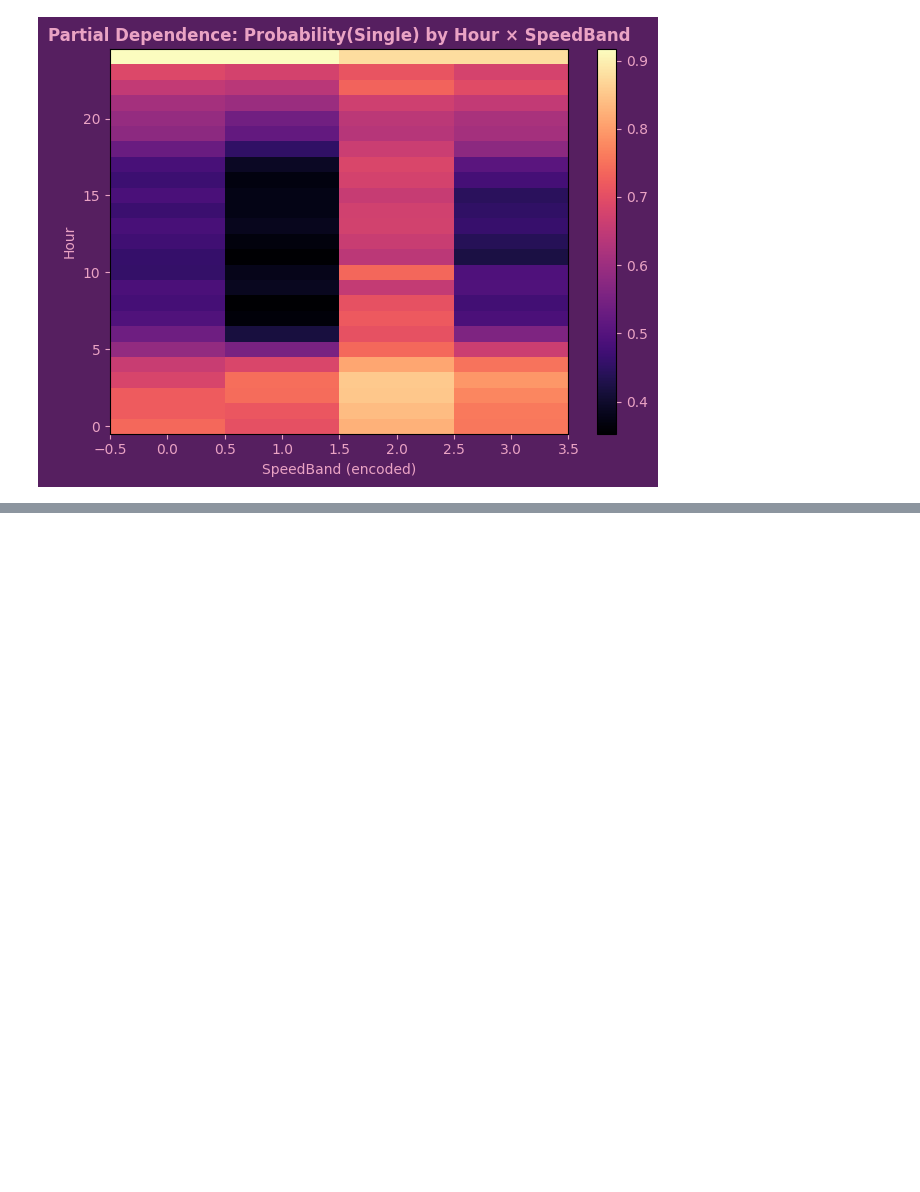
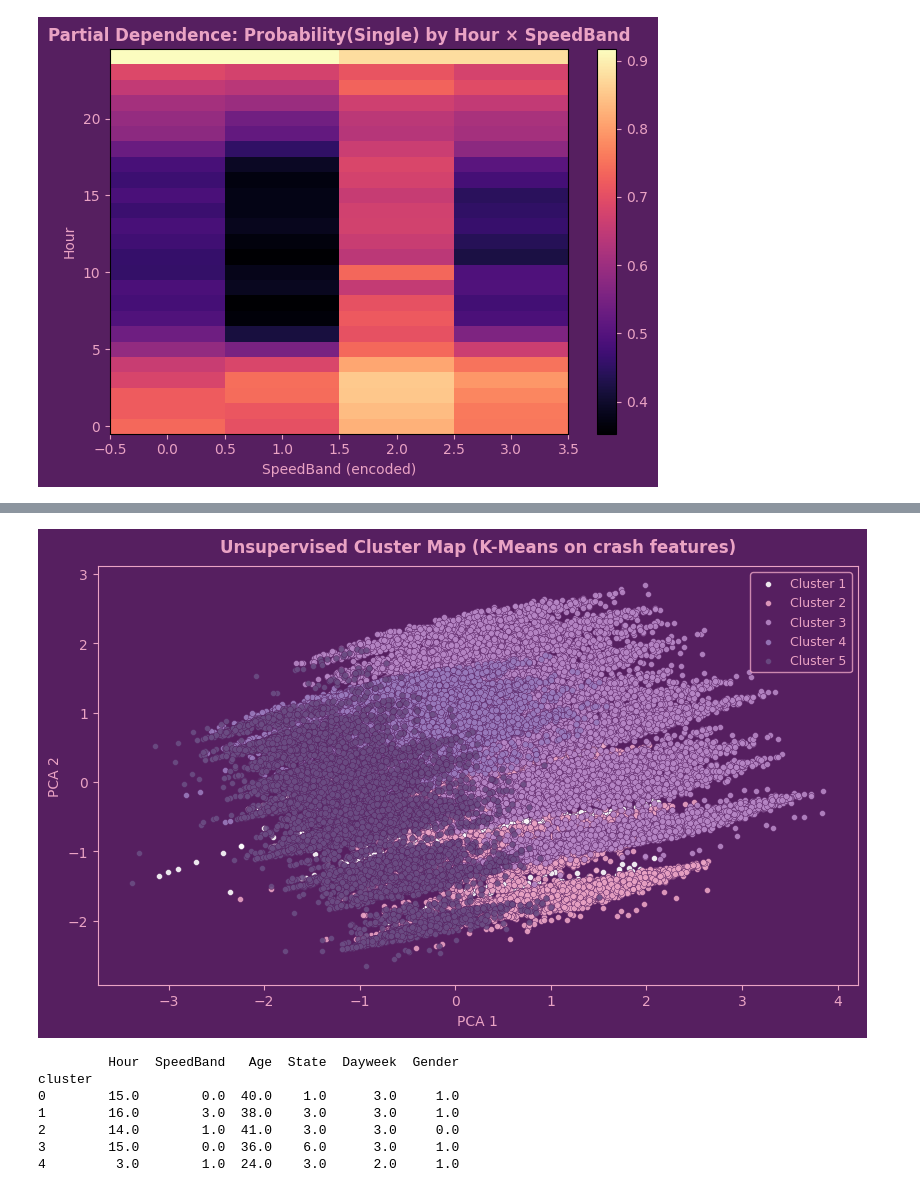
Before and after one commit to NoorullahMuhammadKhan/Noorullah-Khan-Github-Repository, a Jupyter notebook: Scyne Advisory Interview/Traffic Investigation Scyne Advisory.ipynb, the cells around one changed output, grey strips where cells are left out. Saved outputs shown, nothing was run; the diff lists cells and outputs as text; code cells hidden in the pictures; blank space fills up the shorter version.

```diff
--- a/Scyne Advisory Interview/Traffic Investigation Scyne Advisory.ipynb
+++ b/Scyne Advisory Interview/Traffic Investigation Scyne Advisory.ipynb
@@ -2142,0 +2273,56 @@ plt.tight_layout(); plt.show()
+# %%
+import numpy as np
+import pandas as pd
+import matplotlib.pyplot as plt
+from sklearn.preprocessing import StandardScaler
+from sklearn.decomposition import PCA
+from sklearn.cluster import KMeans
+
+BG, AXIS, FG = "#561f60", "#eaa3c4", "white"
+
+# ---- Choose features for clustering (encoded already in X) ----
+cluster_cols = [c for c in ["Hour","SpeedBand","Age","Weekend","State","Dayweek","Gender"] if c in X.columns]
+Xc = X[cluster_cols].copy()
+
+# Standardize
+scaler = StandardScaler()
+Xs = scaler.fit_transform(Xc)
+
+# KMeans (pick 4–6 clusters; tweak if needed)
+k = 5
+km = KMeans(n_clusters=k, random_state=42, n_init="auto")
+labels = km.fit_predict(Xs)
+
+# 2D projection with PCA
+pca = PCA(n_components=2, random_state=42)
+XY = pca.fit_transform(Xs)
+
+# Plot
+fig, ax = plt.subplots(figsize=(8.2,5.2))
+palette = ["#ffffff", "#eaa3c4", "#b787c6", "#9a7bbd", "#6b4d83"]  # white→lavender range
+for lab in range(k):
+    m = labels == lab
+    ax.scatter(XY[m,0], XY[m,1], s=16, alpha=0.85, c=palette[lab%len(palette)],
+               edgecolors=BG, linewidths=0.3, label=f"Cluster {lab+1}")
+
+ax.set_title("Unsupervised Cluster Map (K-Means on crash features)", color=AXIS, weight="bold", pad=10)
+ax.set_xlabel("PCA 1", color=AXIS); ax.set_ylabel("PCA 2", color=AXIS)
+fig.patch.set_facecolor(BG); ax.set_facecolor(BG)
+ax.tick_params(colors=AXIS)
+for spine in ax.spines.values(): spine.set_color(AXIS)
+leg = ax.legend(facecolor=BG, edgecolor=AXIS, labelcolor=AXIS, fontsize=9)
+
+plt.tight_layout(); plt.show()
+
+# (Optional) Inspect cluster profiles to name them for your slide:
+cluster_profile = pd.concat([pd.Series(labels, name="cluster"), Xc], axis=1).groupby("cluster").median()
+display(cluster_profile)  # in Jupyter; use print if needed
+# %% [output]
+[figure, added]
+         Hour  SpeedBand   Age  State  Dayweek  Gender
+cluster
+0        15.0        0.0  40.0    1.0      3.0     1.0
+1        16.0        3.0  38.0    3.0      3.0     1.0
+2        14.0        1.0  41.0    3.0      3.0     0.0
+3        15.0        0.0  36.0    6.0      3.0     1.0
+4         3.0        1.0  24.0    3.0      2.0     1.0
```
Also changed, not shown: parts of 4 cells of this notebook, 1 other file.
